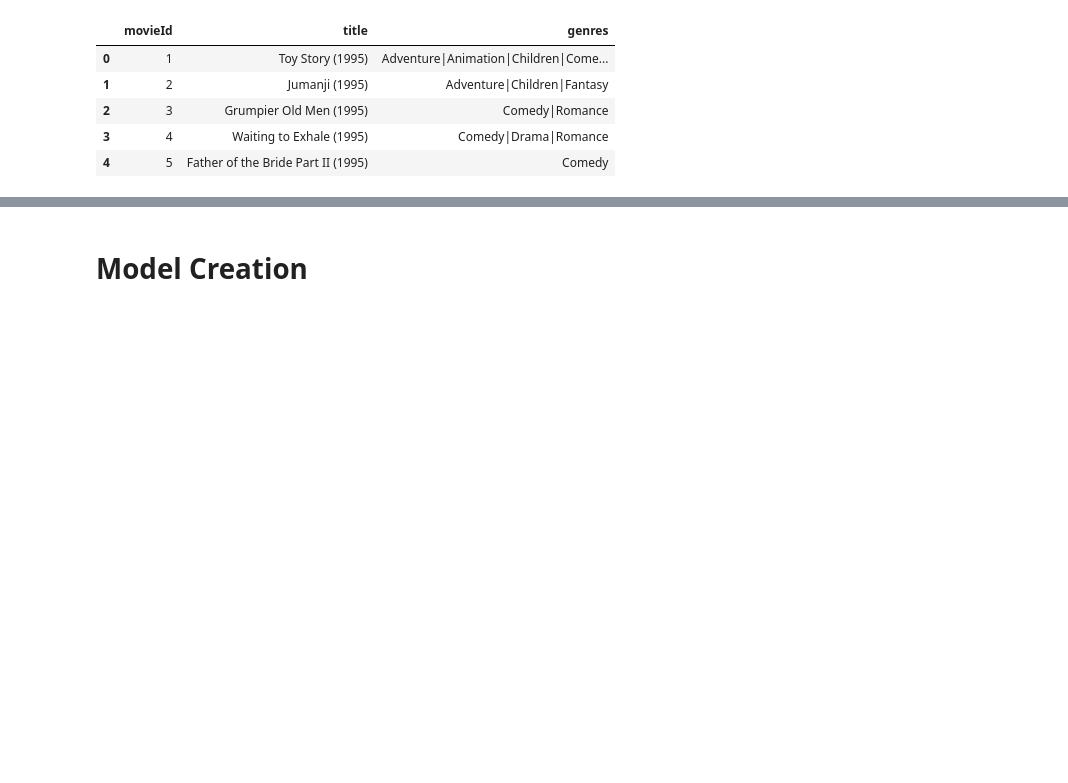
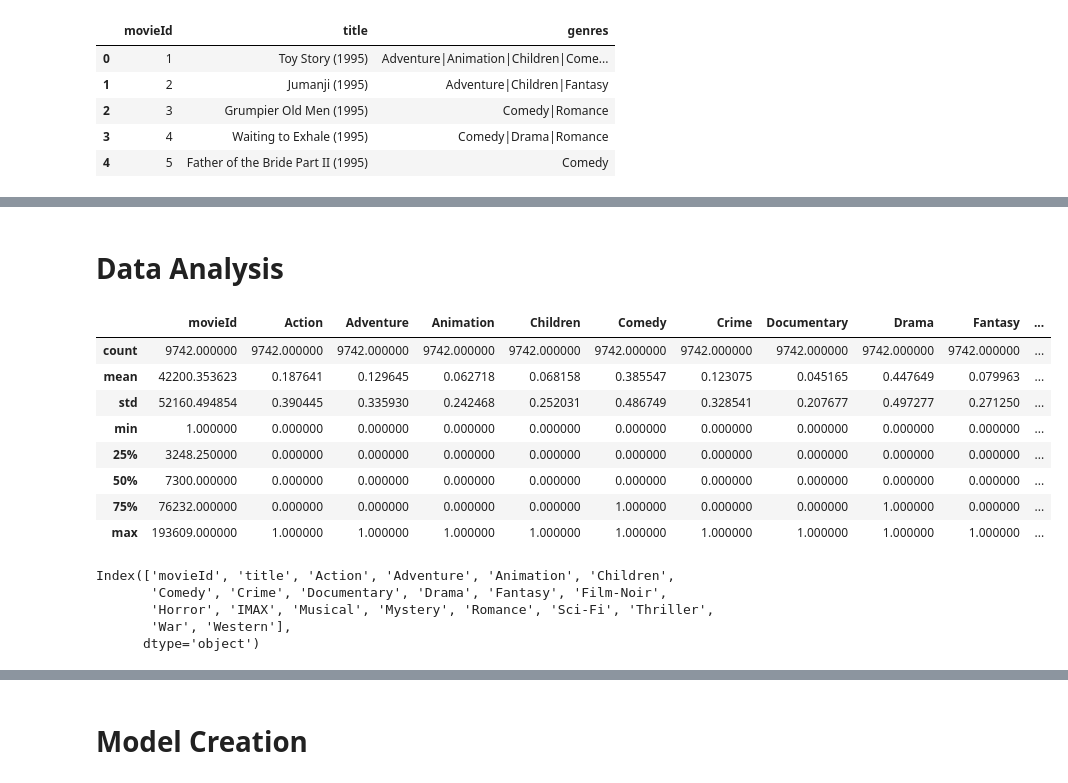
Before and after one commit to alooperalta/movieRecommendation, a Jupyter notebook: recommender.ipynb, the cells around one changed output, grey strips where cells are left out. Drawn from its saved outputs; the diff is of its cells as text; code cells hidden in the pictures; blank space fills up the shorter version.

```diff
--- a/recommender.ipynb
+++ b/recommender.ipynb
@@ -34,0 +47,22 @@ movies.head()
+# %% [markdown]
+# Data Analysis
+# %%
+movies.describe()
+# %% [output]
+|  | movieId | Action | Adventure | Animation | Children | Comedy | Crime | Documentary | Drama | Fantasy | ... |
+| count | 9742.000000 | 9742.000000 | 9742.000000 | 9742.000000 | 9742.000000 | 9742.000000 | 9742.000000 | 9742.000000 | 9742.000000 | 9742.000000 | ... |
+| mean | 42200.353623 | 0.187641 | 0.129645 | 0.062718 | 0.068158 | 0.385547 | 0.123075 | 0.045165 | 0.447649 | 0.079963 | ... |
+| std | 52160.494854 | 0.390445 | 0.335930 | 0.242468 | 0.252031 | 0.486749 | 0.328541 | 0.207677 | 0.497277 | 0.271250 | ... |
+| min | 1.000000 | 0.000000 | 0.000000 | 0.000000 | 0.000000 | 0.000000 | 0.000000 | 0.000000 | 0.000000 | 0.000000 | ... |
+| 25% | 3248.250000 | 0.000000 | 0.000000 | 0.000000 | 0.000000 | 0.000000 | 0.000000 | 0.000000 | 0.000000 | 0.000000 | ... |
+| 50% | 7300.000000 | 0.000000 | 0.000000 | 0.000000 | 0.000000 | 0.000000 | 0.000000 | 0.000000 | 0.000000 | 0.000000 | ... |
+| 75% | 76232.000000 | 0.000000 | 0.000000 | 0.000000 | 0.000000 | 1.000000 | 0.000000 | 0.000000 | 1.000000 | 0.000000 | ... |
+| max | 193609.000000 | 1.000000 | 1.000000 | 1.000000 | 1.000000 | 1.000000 | 1.000000 | 1.000000 | 1.000000 | 1.000000 | ... |
+# %%
+movies.columns
+# %% [output]
+Index(['movieId', 'title', 'Action', 'Adventure', 'Animation', 'Children',
+       'Comedy', 'Crime', 'Documentary', 'Drama', 'Fantasy', 'Film-Noir',
+       'Horror', 'IMAX', 'Musical', 'Mystery', 'Romance', 'Sci-Fi', 'Thriller',
+       'War', 'Western'],
+      dtype='object')
```
Also changed, not shown: parts of 27 cells of this notebook.
